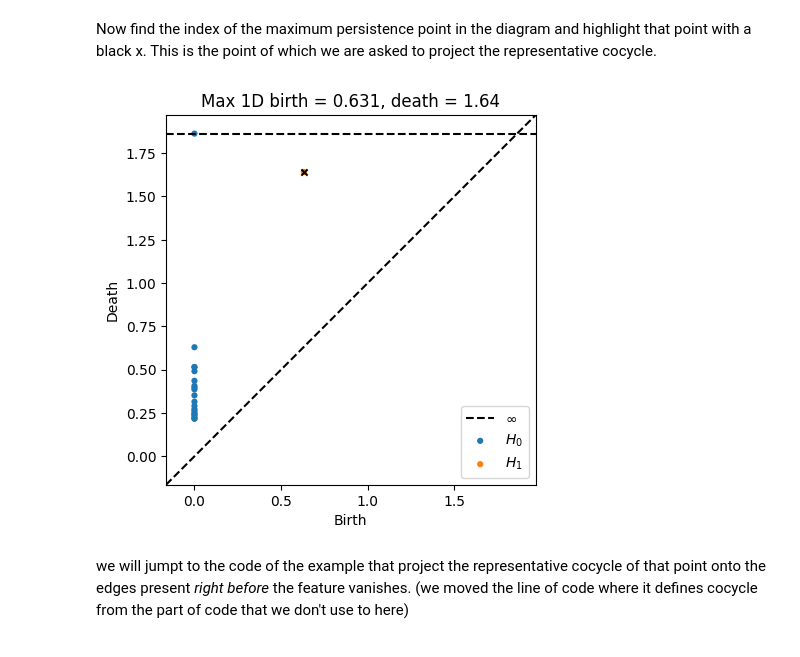
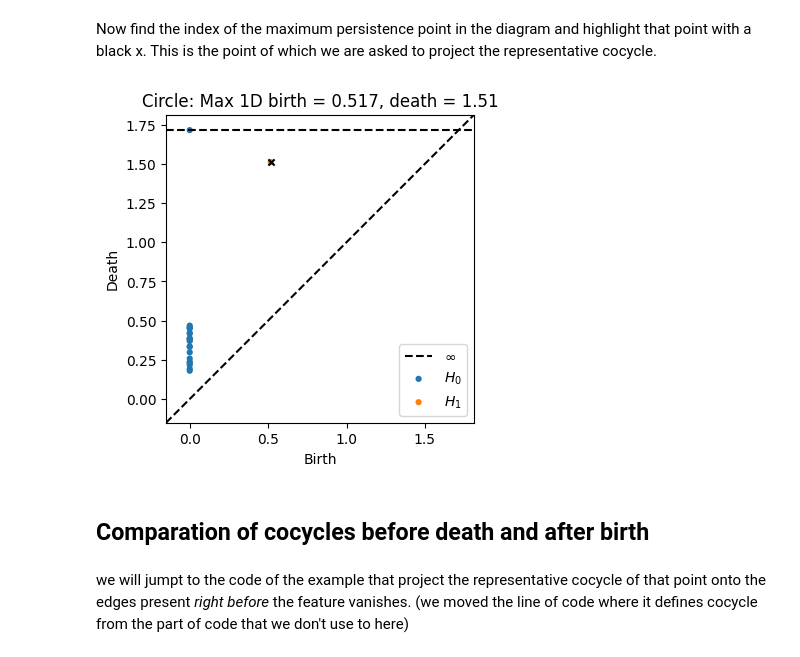
Before and after one commit to Bernat-Jorda-Carbonell/TDA_projects, a Jupyter notebook: circular_coordinates/TDA_circular_coordinates.ipynb, the cells around one changed output. Drawn from its saved outputs; the diff is of its cells as text; code cells hidden in the pictures.

```diff
--- a/circular_coordinates/TDA_circular_coordinates.ipynb
+++ b/circular_coordinates/TDA_circular_coordinates.ipynb
@@ -75,27 +74,33 @@ def plotCocycle2D(D, X, cocycle, thresh):
 # %% [markdown]
 Instead of the 12 points in a noisy circle, we use the code to sample 20 points from the circle
 # %%
-np.random_seed=9
-N=20
-t = np.linspace(0, 2*3.1415,N , endpoint=False)
-x = np.transpose([np.cos(t), np.sin(t)]) + 0.4*np.random.random((N,2))
+np.random.seed(9)
+N = 20
+t_vals = np.linspace(0, 2*np.pi, N, endpoint=False)
+# Sample points from a circle with noise.
+x_circle = np.transpose([np.cos(t_vals), np.sin(t_vals)]) + 0.4 * np.random.random((N, 2))
 # %% [markdown]
 And we run ripser, turning on a flag that indicates that we want to store the cocycles, and doing the computation over the field $\mathbb{Z}_{17}$ as it does in the ripser example (it is a better idea to change "coeff" value from 17 to 41)
 # %%
-result = ripser(x, coeff=17, do_cocycles=True)
-diagrams = result['dgms']
-cocycles = result['cocycles']
-D = result['dperm2all']
+result_circle = ripser(x_circle, coeff=17, do_cocycles=True)
+diagrams_circle = result_circle['dgms']
+cocycles_circle = result_circle['cocycles']
+D_circle = result_circle['dperm2all']
 # %% [markdown]
 Now find the index of the maximum persistence point in the diagram and highlight that point with a black x. This is the point of which we are asked to project the representative cocycle.
 # %%
-dgm1 = diagrams[1]
-idx = np.argmax(dgm1[:, 1] - dgm1[:, 0])
-plot_diagrams(diagrams, show = False)
-plt.scatter(dgm1[idx, 0], dgm1[idx, 1], 20, 'k', 'x')
-plt.title("Max 1D birth = %.3g, death = %.3g"%(dgm1[idx, 0], dgm1[idx, 1]))
+diagram1_circle = diagrams_circle[1]
+max_idx_circle = np.argmax(diagram1_circle[:, 1] - diagram1_circle[:, 0])
+plt.figure(figsize=(6,4))
+plot_diagrams(diagrams_circle, show=False)
+plt.scatter(diagram1_circle[max_idx_circle, 0], diagram1_circle[max_idx_circle, 1],
+            20, c='k', marker='x')
+plt.title("Circle: Max 1D birth = %.3g, death = %.3g" % (diagram1_circle[max_idx_circle, 0],
+                                                        diagram1_circle[max_idx_circle, 1]))
 plt.show()
 # %% [output]
-[figure, old version]
+[figure, new version]
+# %% [markdown]
+## Comparation of cocycles before death and after birth
 # %% [markdown]
 we will jumpt to the code of the example that project the representative cocycle of that point onto the edges present *right before* the feature vanishes. (we moved the line of code where it defines cocycle from the part of code that we don't use to here)
```
Also changed, not shown: parts of 93 cells of this notebook.
